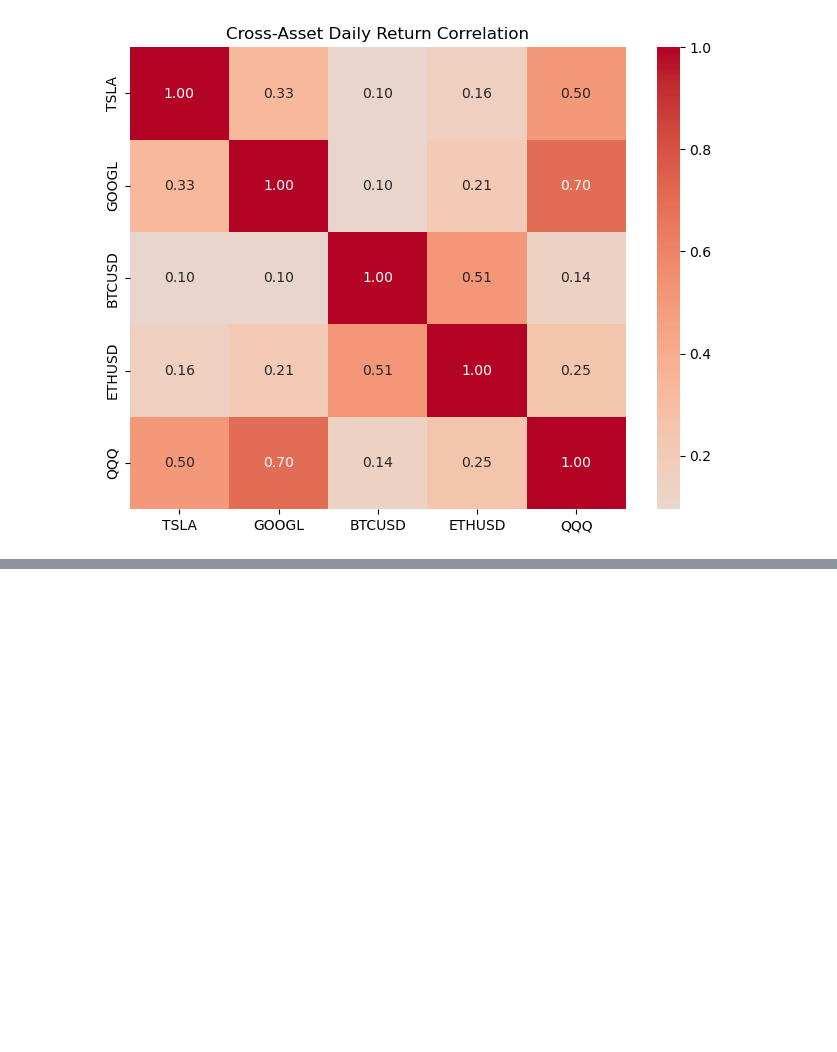
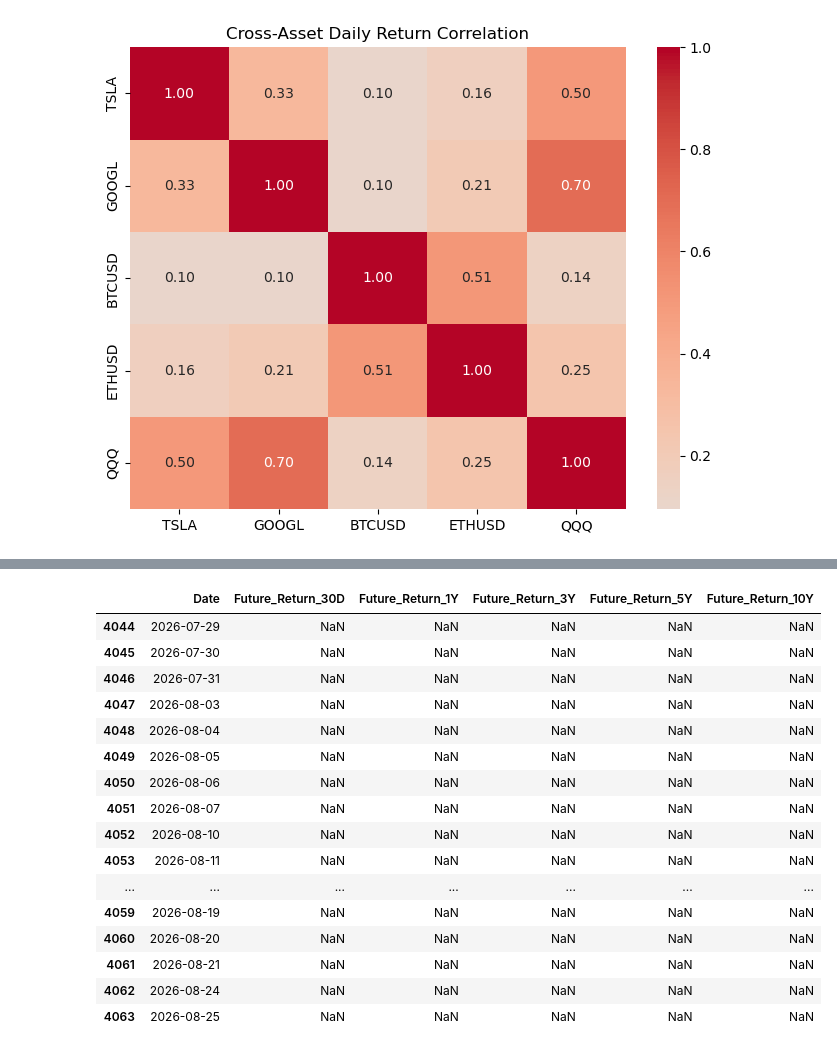
Before and after one commit to andywangprojects/multi-horizon-asset-price-forecasting, a Jupyter notebook: notebooks/multi-horizon-asset-price-forecasting.ipynb, the cells around one changed output, grey strips where cells are left out. Saved outputs shown, nothing was run; the diff lists cells and outputs as text; code cells hidden in the pictures; blank space fills up the shorter version.

```diff
--- a/notebooks/multi-horizon-asset-price-forecasting.ipynb
+++ b/notebooks/multi-horizon-asset-price-forecasting.ipynb
@@ -590,0 +981,24 @@ plt.show()
+# %%
+# 3. 检查数据末尾的NaN
+tsla_modeling[
+    ["Date", "Future_Return_30D", "Future_Return_1Y",
+     "Future_Return_3Y", "Future_Return_5Y", "Future_Return_10Y"]
+].tail(20)
+# %% [output]
+|  | Date | Future_Return_30D | Future_Return_1Y | Future_Return_3Y | Future_Return_5Y | Future_Return_10Y |
+| 4044 | 2026-07-29 | NaN | NaN | NaN | NaN | NaN |
+| 4045 | 2026-07-30 | NaN | NaN | NaN | NaN | NaN |
+| 4046 | 2026-07-31 | NaN | NaN | NaN | NaN | NaN |
+| 4047 | 2026-08-03 | NaN | NaN | NaN | NaN | NaN |
+| 4048 | 2026-08-04 | NaN | NaN | NaN | NaN | NaN |
+| 4049 | 2026-08-05 | NaN | NaN | NaN | NaN | NaN |
+| 4050 | 2026-08-06 | NaN | NaN | NaN | NaN | NaN |
+| 4051 | 2026-08-07 | NaN | NaN | NaN | NaN | NaN |
+| 4052 | 2026-08-10 | NaN | NaN | NaN | NaN | NaN |
+| 4053 | 2026-08-11 | NaN | NaN | NaN | NaN | NaN |
+| ... | ... | ... | ... | ... | ... | ... |
+| 4059 | 2026-08-19 | NaN | NaN | NaN | NaN | NaN |
+| 4060 | 2026-08-20 | NaN | NaN | NaN | NaN | NaN |
+| 4061 | 2026-08-21 | NaN | NaN | NaN | NaN | NaN |
+| 4062 | 2026-08-24 | NaN | NaN | NaN | NaN | NaN |
+| 4063 | 2026-08-25 | NaN | NaN | NaN | NaN | NaN |
```
Also changed, not shown: parts of 28 cells of this notebook, 4 other files.
